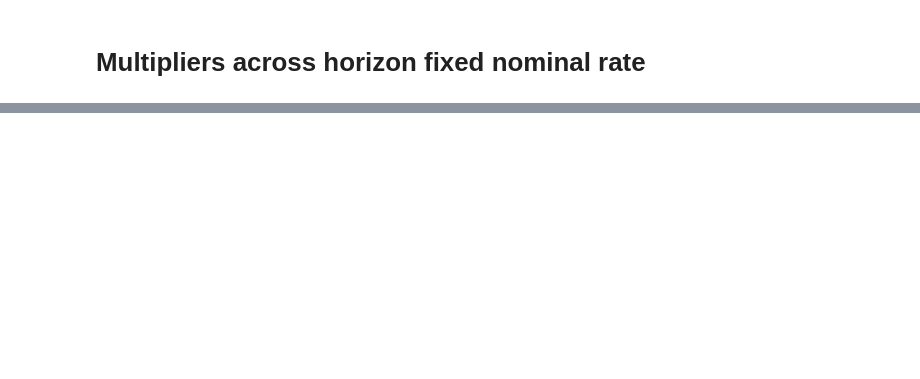
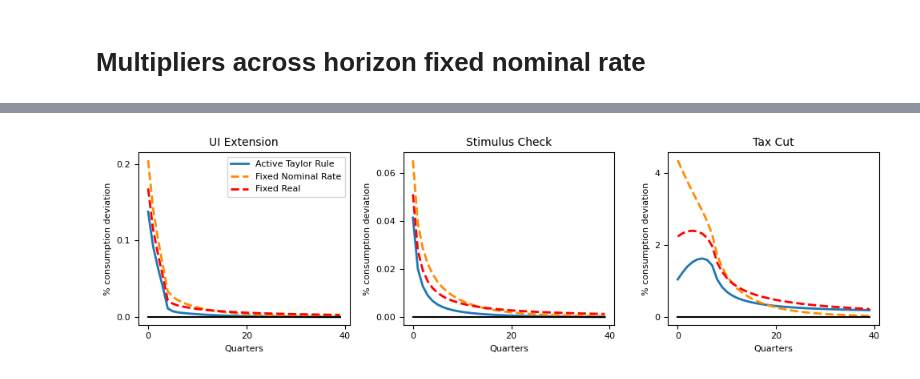
Before and after one commit to llorracc/HAFiscal-Latest, a Jupyter notebook: Code/HA-Models/FromPandemicCode/HA-Fiscal-HANK-SAM-clean.ipynb, the cells around one changed output, grey strips where cells are left out. Cells and saved outputs as stored; diff of their text form; code cells hidden in the pictures; blank space fills up the shorter version.

```diff
--- a/Code/HA-Models/FromPandemicCode/HA-Fiscal-HANK-SAM-clean.ipynb
+++ b/Code/HA-Models/FromPandemicCode/HA-Fiscal-HANK-SAM-clean.ipynb
@@ -1303,3 +1301,48 @@ plt.show()
 # %%
 # from IPython.display import Image
 # Image(filename='HA-fiscal.png', width=600, height=600)
+# %%
+def plot_consumption_irfs_three_experiments(irf_UI1,irf_UI2,irf_UI3, irf_SC1,irf_SC2,irf_SC3, irf_TC1,irf_TC2,irf_TC3):
+
+    green = 'darkorange'
+    red = 'red'
+
+    Length = 40
+    fontsize = 10
+    width = 2
+    label_size = 8
+    legend_size = 8
+    ticksize = 8
+    fig, axs = plt.subplots(1, 3, figsize=(10,3))
+
+    axs[0].plot(100*irf_UI1['C'][:Length]/C_ss,linewidth= width, label = "Active Taylor Rule")
+    axs[0].plot(100*irf_UI2['C'][:Length]/C_ss,linewidth= width, label = "Fixed Nominal Rate", linestyle = '--', color = green)
+    axs[0].plot(100*irf_UI3['C'][:Length]/C_ss,linewidth= width, label = "Fixed Real " , linestyle = '--', color = red)
+    axs[0].set_title("UI Extension",fontdict={'fontsize': fontsize})
+    axs[0].legend(prop={'size': legend_size})
+
+    axs[1].plot(100*irf_SC1['C'][:Length]/C_ss,linewidth= width, label = "Active Taylor Rule")
+    axs[1].plot(100*irf_SC2['C'][:Length]/C_ss,linewidth= width, label = "Fixed Nominal Rate", linestyle = '--', color = green)
+    axs[1].plot(100*irf_SC3['C'][:Length]/C_ss,linewidth= width, label = "Fixed Real " , linestyle = '--', color = red)
+    axs[1].set_title("Stimulus Check",fontdict={'fontsize': fontsize})
+
+    axs[2].plot(100*irf_TC1['C'][:Length]/C_ss,linewidth= width, label = "Active Taylor Rule")
+    axs[2].plot(100*irf_TC2['C'][:Length]/C_ss,linewidth= width, label = "Fixed Nominal Rate", linestyle = '--', color = green)
+    axs[2].plot(100*irf_TC3['C'][:Length]/C_ss,linewidth= width, label = "Fixed Real " , linestyle = '--', color = red)
+    axs[2].set_title("Tax Cut",fontdict={'fontsize': fontsize})
+
+    for i in range(3):
+        axs[i].plot(np.zeros(Length),'k' )
+        axs[i].tick_params(axis='both', labelsize=ticksize)
+
+        axs[i].set_ylabel('% consumption deviation', fontsize = label_size)
+        axs[i].set_xlabel('Quarters', fontsize = label_size)
+        axs[i].locator_params(axis='both', nbins=4)
+
+    fig.tight_layout()
+# %%
+
+plot_consumption_irfs_three_experiments(irfs_UI_extend,irfs_UI_extend_fixed_nominal_rate,irfs_UI_extension_fixed_real_rate, irfs_transfer,irfs_transfer_fixed_nominal_rate,irfs_transfer_fixed_real_rate, irfs_tau,irfs_tau_fixed_nominal_rate,irfs_tau_fixed_real_rate)
+plt.savefig("figures/HANK_IRFs.pdf")
+# %% [output]
+[figure, added]
```
Also changed, not shown: parts of 12 cells of this notebook, 2 other files.
